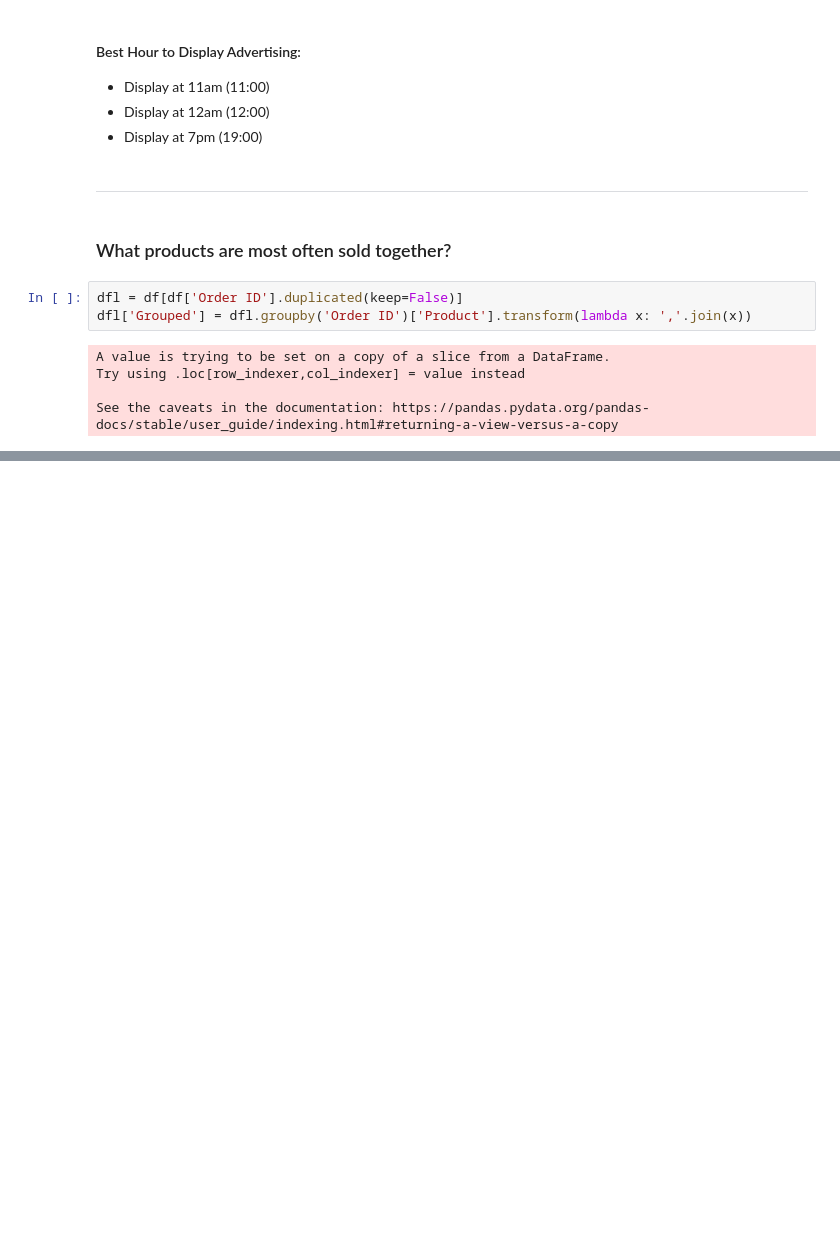
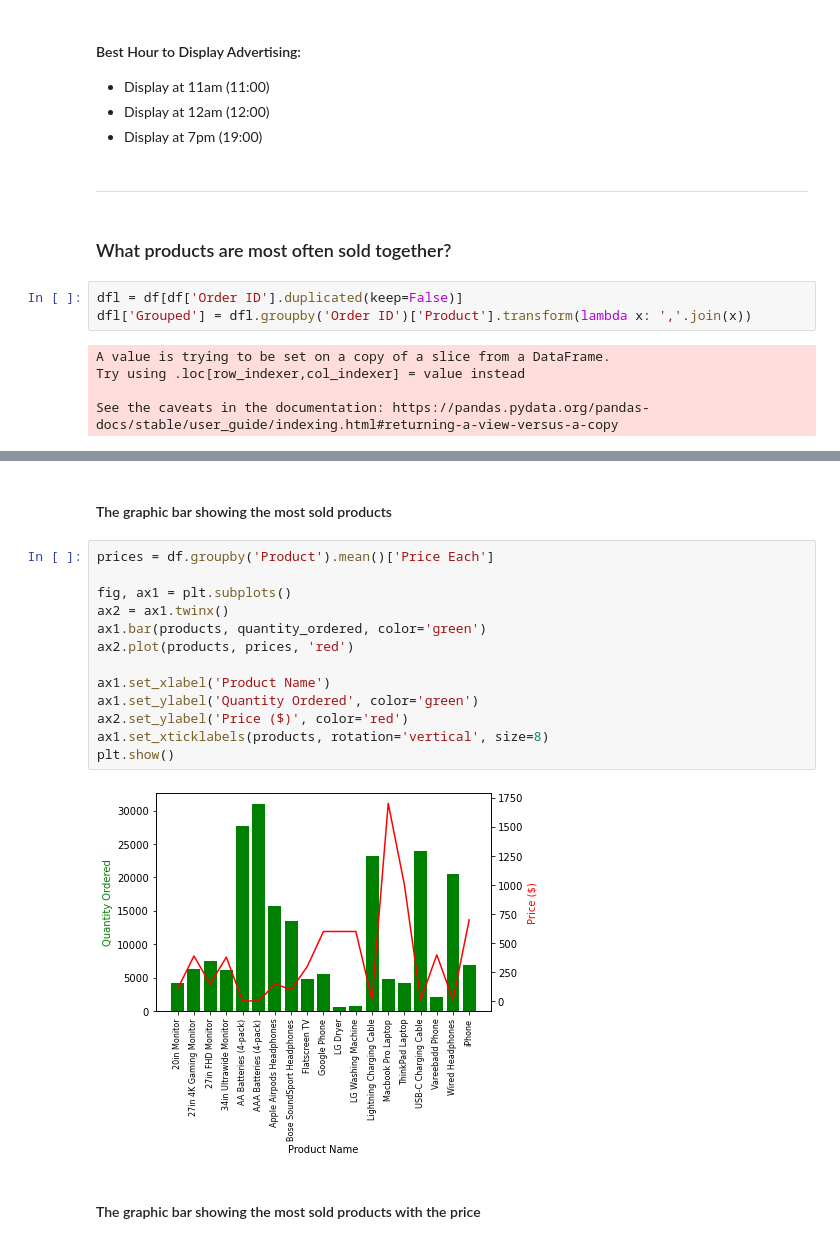
Before and after one commit to fajarslvn/data_analysis, a Jupyter notebook: sales gadget/Sales Analysis.ipynb, the cells around one changed output, grey strips where cells are left out. Cells and saved outputs as stored; diff of their text form; blank space fills up the shorter version.

```diff
--- a/sales gadget/Sales Analysis.ipynb
+++ b/sales gadget/Sales Analysis.ipynb
@@ -305,0 +318,19 @@ Counter({('USB-C Charging Cable', 'Wired Headphones'): 160,
+# %% [markdown]
+#### The graphic bar showing the most sold products
+# %%
+prices = df.groupby('Product').mean()['Price Each']
+
+fig, ax1 = plt.subplots()
+ax2 = ax1.twinx()
+ax1.bar(products, quantity_ordered, color='green')
+ax2.plot(products, prices, 'red')
+
+ax1.set_xlabel('Product Name')
+ax1.set_ylabel('Quantity Ordered', color='green')
+ax2.set_ylabel('Price ($)', color='red')
+ax1.set_xticklabels(products, rotation='vertical', size=8)
+plt.show()
+# %% [output]
+[figure, added]
+# %% [markdown]
+#### The graphic bar showing the most sold products with the price
```
Also changed, not shown: parts of 6 cells of this notebook, 1 other file.
